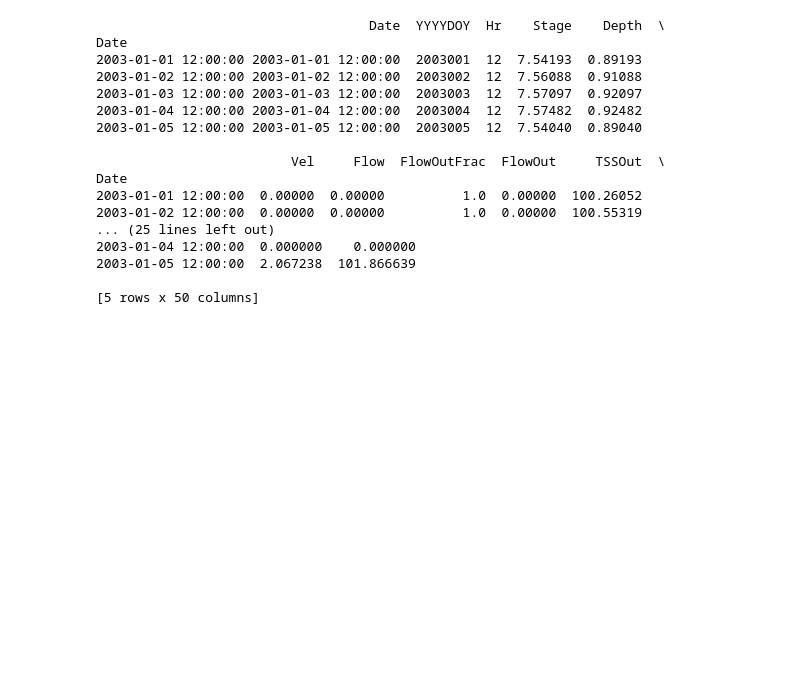
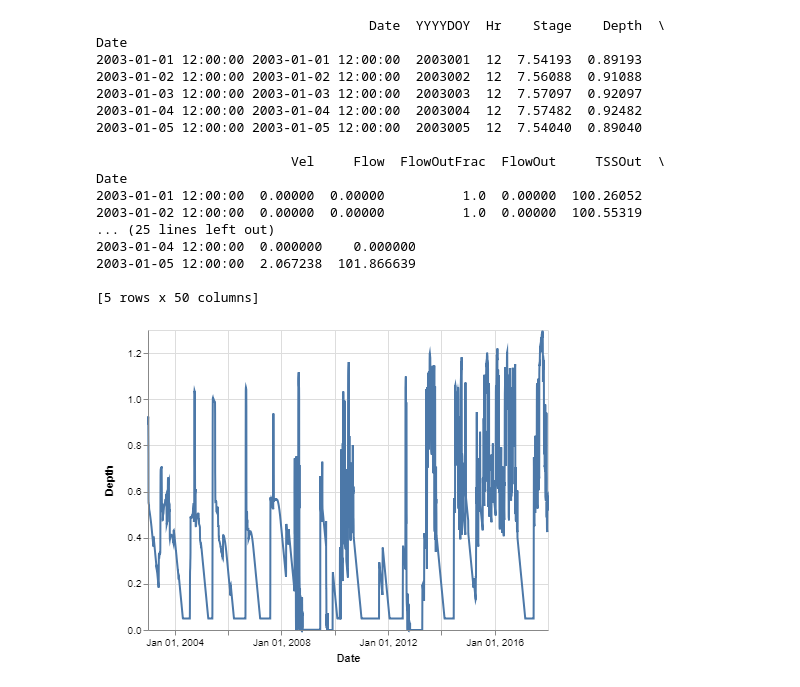
Before and after one commit to ajames-swet/py-hydro-data, a Jupyter notebook: notebooks/WAMReachTest.ipynb, the cells around one changed output. Saved outputs shown, nothing was run; the diff lists cells and outputs as text; code cells hidden in the pictures; blank space fills up the shorter version.

```diff
--- a/notebooks/WAMReachTest.ipynb
+++ b/notebooks/WAMReachTest.ipynb
@@ -37,3 +37,10 @@ Date
 2003-01-05 12:00:00  2.067238  101.866639
 
 [5 rows x 50 columns]
+# %%
+alt.Chart(rch_data.reach_data).mark_line().encode(
+    x=alt.X('Date:T'),
+    y=alt.Y('Depth')
+)
+# %% [output]
+[figure, added]
```
Also changed, not shown: parts of 15 cells of this notebook, 1 other file.
